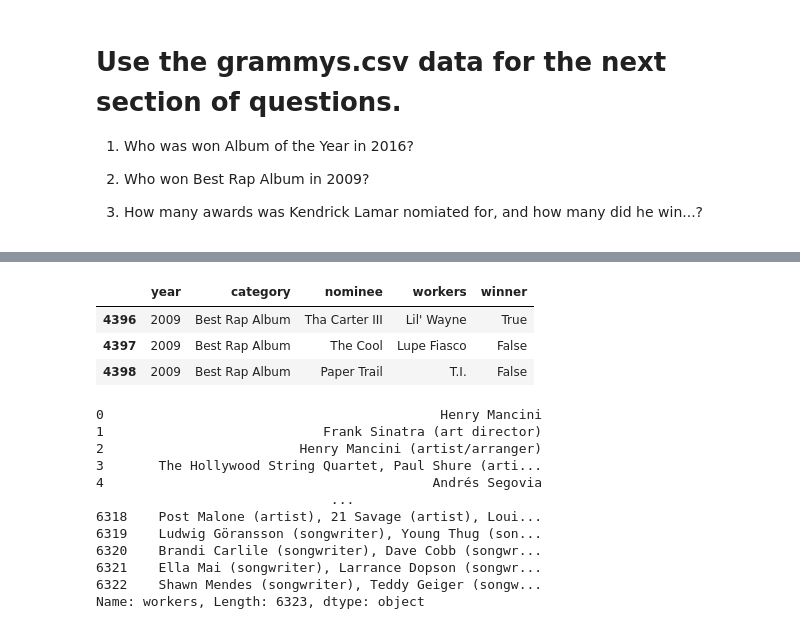
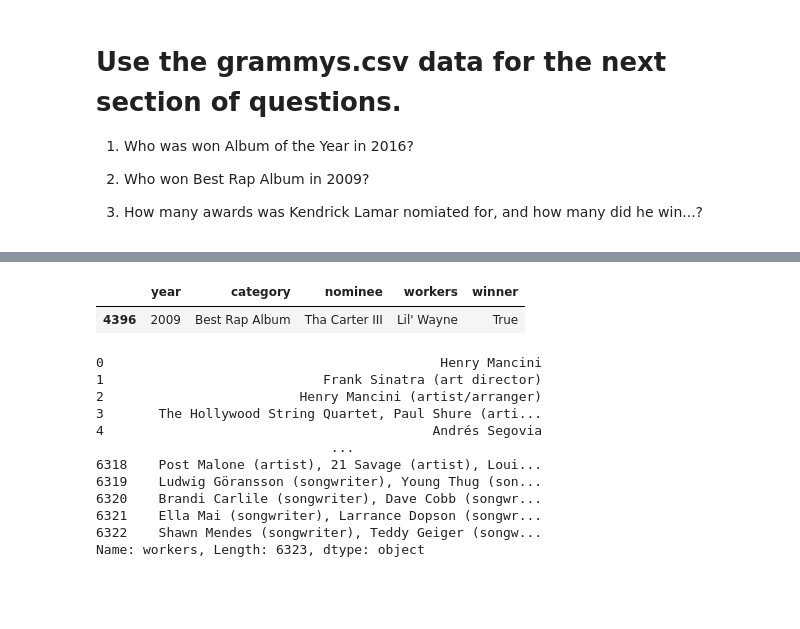
Before and after one commit to changc42/2020-fall-data-science, a Jupyter notebook: Week1-Pandas/Exercise.ipynb, the cells around one changed output, grey strips where cells are left out. Cells and saved outputs as stored; diff of their text form; code cells hidden in the pictures; blank space fills up the shorter version.

```diff
--- a/Week1-Pandas/Exercise.ipynb
+++ b/Week1-Pandas/Exercise.ipynb
@@ -263,14 +265,13 @@ Name: workers, Length: 90, dtype: object
 # %%
 # 2. Who won Best Rap Album in 2009?
 
 condition1 = df["category"] == "Best Rap Album"
 condition2 = df["year"] == 2009
-df[condition1 & condition2]
+c3 = df["winner"] == True
+df[condition1 & condition2 & c3]
 # %% [output]
 |  | year | category | nominee | workers | winner |
 | 4396 | 2009 | Best Rap Album | Tha Carter III | Lil' Wayne | True |
-| 4397 | 2009 | Best Rap Album | The Cool | Lupe Fiasco | False |
-| 4398 | 2009 | Best Rap Album | Paper Trail | T.I. | False |
 # %%
 # 3. How many awards was Kendrick Lamar nomiated for, and how many did he win...?
 # %% [output]
```
Also changed, not shown: parts of 1 cell of this notebook, 5 other files.
